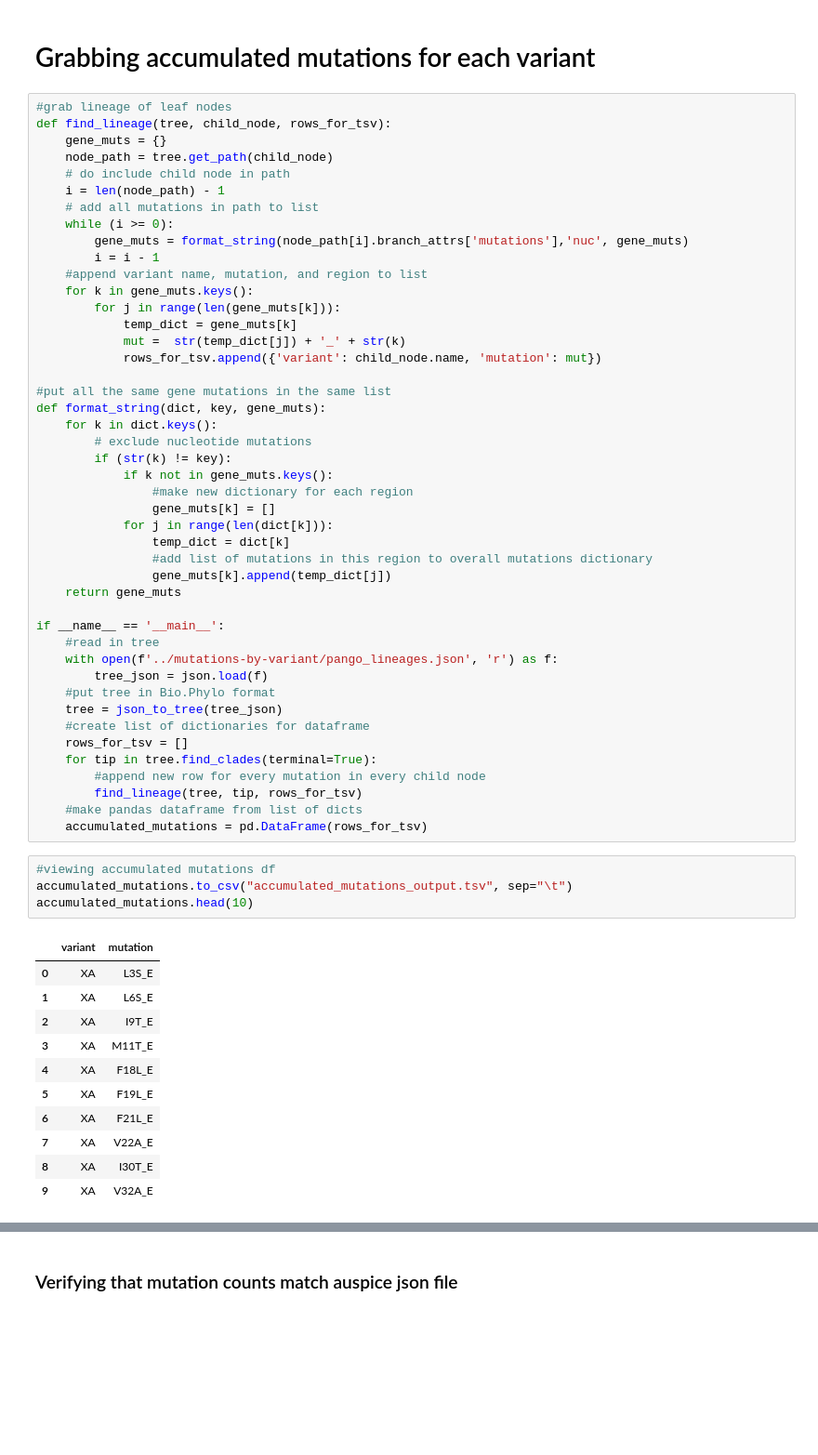
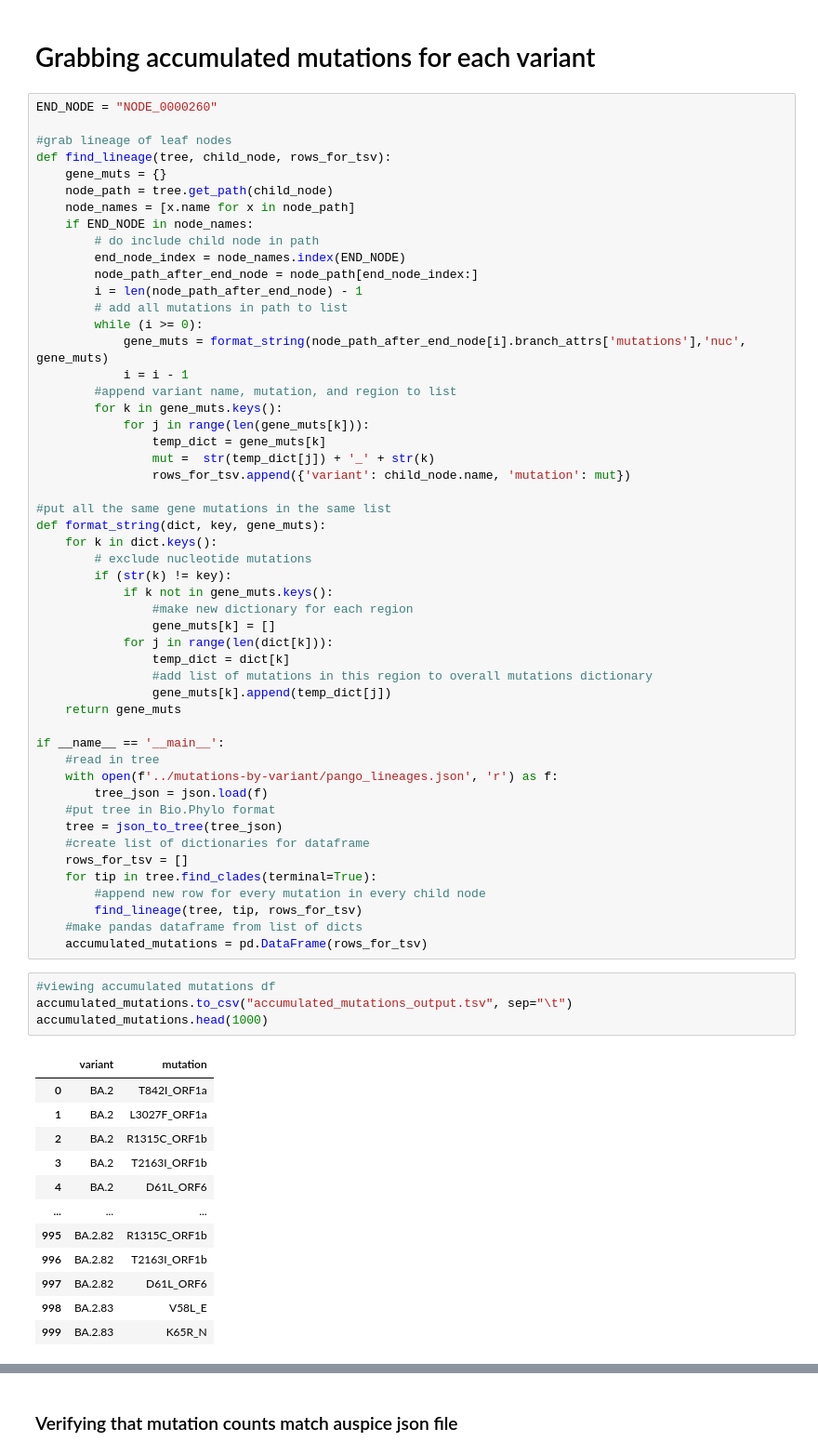
Before and after one commit to blab/sars2-epistasis-modeling, a Jupyter notebook: mutations-by-variant/Epistasis_project_pipeline.ipynb, the cells around one changed output, grey strips where cells are left out. Shown at 93% size. Saved outputs shown, nothing was run; the diff lists cells and outputs as text; blank space fills up the shorter version.

```diff
--- a/mutations-by-variant/Epistasis_project_pipeline.ipynb
+++ b/mutations-by-variant/Epistasis_project_pipeline.ipynb
@@ -12,22 +12,28 @@ import math
 # %% [markdown]
 # Grabbing accumulated mutations for each variant
 # %%
+END_NODE = "NODE_0000260"
+
 #grab lineage of leaf nodes
 def find_lineage(tree, child_node, rows_for_tsv):
     gene_muts = {}
     node_path = tree.get_path(child_node)
-    # do include child node in path
-    i = len(node_path) - 1
-    # add all mutations in path to list
-    while (i >= 0):
-        gene_muts = format_string(node_path[i].branch_attrs['mutations'],'nuc', gene_muts)
-        i = i - 1
-    #append variant name, mutation, and region to list
-    for k in gene_muts.keys():
-        for j in range(len(gene_muts[k])):
-            temp_dict = gene_muts[k]
-            mut =  str(temp_dict[j]) + '_' + str(k)
-            rows_for_tsv.append({'variant': child_node.name, 'mutation': mut})
+    node_names = [x.name for x in node_path]
+    if END_NODE in node_names:
+        # do include child node in path
+        end_node_index = node_names.index(END_NODE)
+        node_path_after_end_node = node_path[end_node_index:]
+        i = len(node_path_after_end_node) - 1
+        # add all mutations in path to list
+        while (i >= 0):
+            gene_muts = format_string(node_path_after_end_node[i].branch_attrs['mutations'],'nuc', gene_muts)
+            i = i - 1
+        #append variant name, mutation, and region to list
+        for k in gene_muts.keys():
+            for j in range(len(gene_muts[k])):
+                temp_dict = gene_muts[k]
+                mut =  str(temp_dict[j]) + '_' + str(k)
+                rows_for_tsv.append({'variant': child_node.name, 'mutation': mut})
 
 #put all the same gene mutations in the same list
 def format_string(dict, key, gene_muts):
@@ -59,16 +65,17 @@ if __name__ == '__main__':
 # %%
 #viewing accumulated mutations df
 accumulated_mutations.to_csv("accumulated_mutations_output.tsv", sep="\t")
-accumulated_mutations.head(10)
+accumulated_mutations.head(1000)
 # %% [output]
 |  | variant | mutation |
-| 0 | XA | L3S_E |
-| 1 | XA | L6S_E |
-| 2 | XA | I9T_E |
-| 3 | XA | M11T_E |
-| 4 | XA | F18L_E |
-| 5 | XA | F19L_E |
-| 6 | XA | F21L_E |
-| 7 | XA | V22A_E |
-| 8 | XA | I30T_E |
-| 9 | XA | V32A_E |
+| 0 | BA.2 | T842I_ORF1a |
+| 1 | BA.2 | L3027F_ORF1a |
+| 2 | BA.2 | R1315C_ORF1b |
+| 3 | BA.2 | T2163I_ORF1b |
+| 4 | BA.2 | D61L_ORF6 |
+| ... | ... | ... |
+| 995 | BA.2.82 | R1315C_ORF1b |
+| 996 | BA.2.82 | T2163I_ORF1b |
+| 997 | BA.2.82 | D61L_ORF6 |
+| 998 | BA.2.83 | V58L_E |
+| 999 | BA.2.83 | K65R_N |
```
Also changed, not shown: parts of 18 cells of this notebook.
